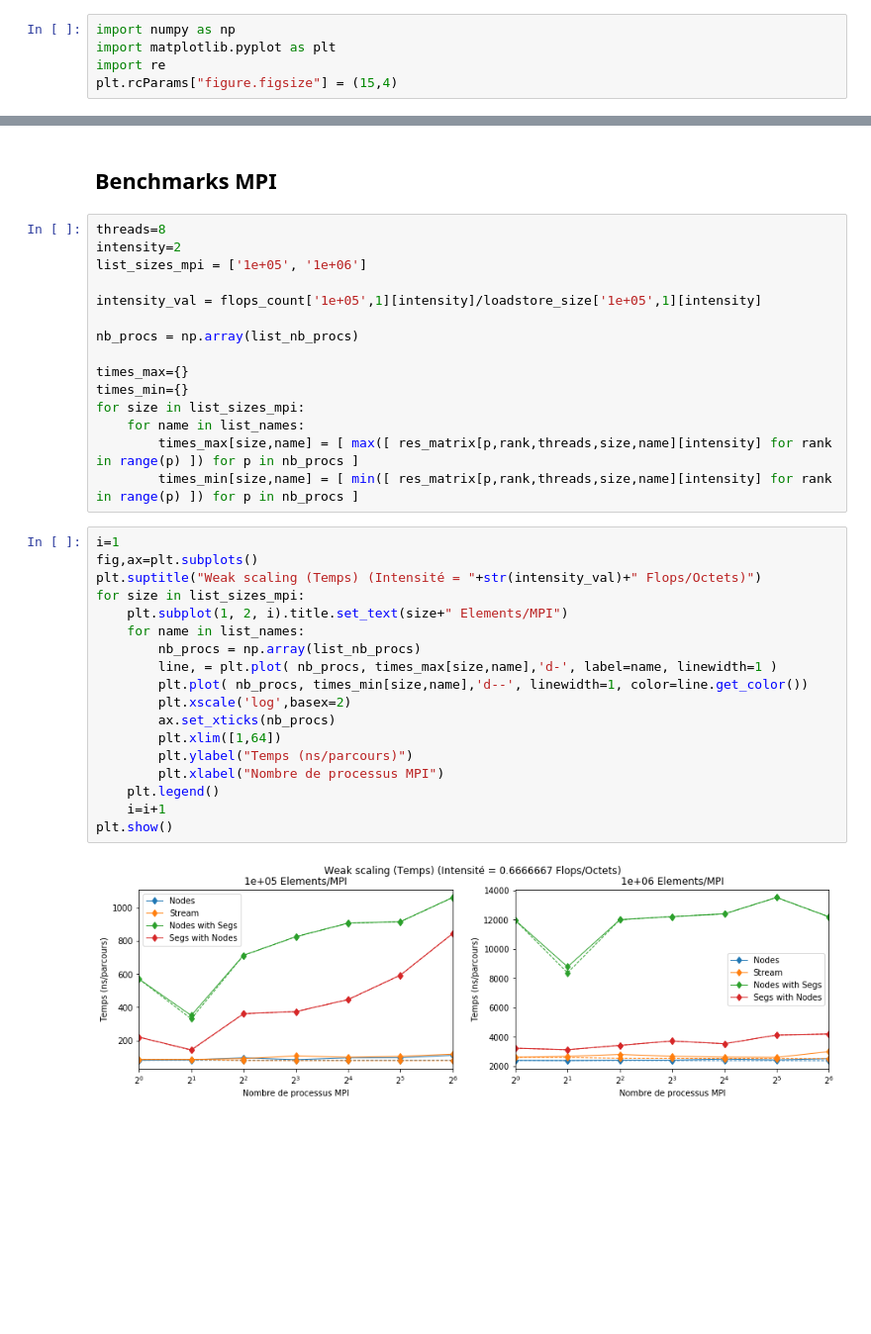
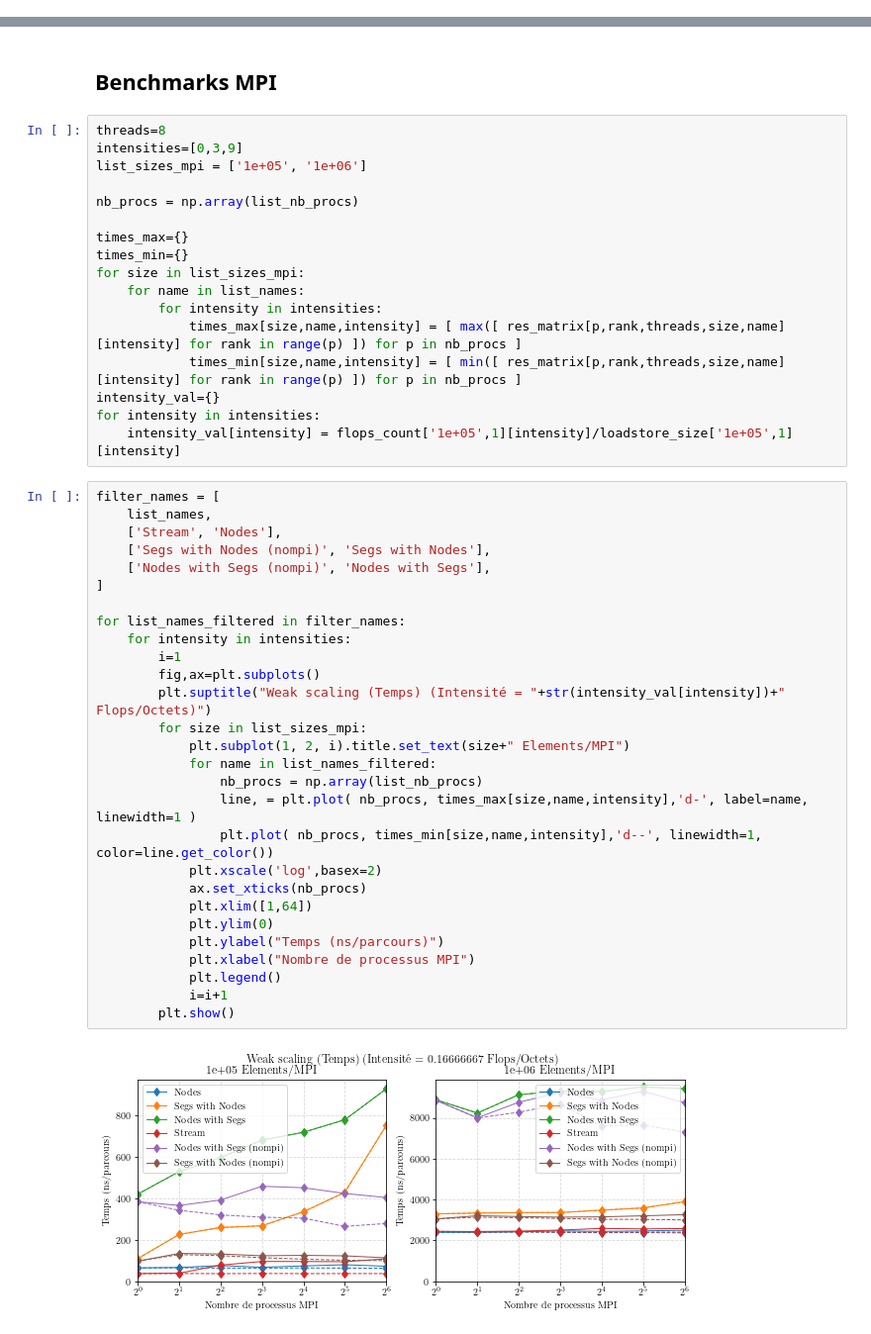
Before and after one commit to arnodu/adurocher-doc, a Jupyter notebook: jupyter/bench_mesh/bench_mesh.ipynb, the cells around one changed output, grey strips where cells are left out. Shown at 99% size. Drawn from its saved outputs; the diff is of its cells as text; blank space fills up the shorter version.

```diff
--- a/jupyter/bench_mesh/bench_mesh.ipynb
+++ b/jupyter/bench_mesh/bench_mesh.ipynb
@@ -1,5 +0,0 @@
-# %%
-import numpy as np
-import matplotlib.pyplot as plt
-import re
-plt.rcParams["figure.figsize"] = (15,4)
@@ -193,10 +278,8 @@ for threads in list_threads:
 ## Benchmarks MPI
 # %%
 threads=8
-intensity=2
+intensities=[0,3,9]
 list_sizes_mpi = ['1e+05', '1e+06']
-
-intensity_val = flops_count['1e+05',1][intensity]/loadstore_size['1e+05',1][intensity]
 
 nb_procs = np.array(list_nb_procs)
 
@@ -204,25 +287,39 @@ times_max={}
 times_min={}
 for size in list_sizes_mpi:
     for name in list_names:
-        times_max[size,name] = [ max([ res_matrix[p,rank,threads,size,name][intensity] for rank in range(p) ]) for p in nb_procs ]
-        times_min[size,name] = [ min([ res_matrix[p,rank,threads,size,name][intensity] for rank in range(p) ]) for p in nb_procs ]
+        for intensity in intensities:
+            times_max[size,name,intensity] = [ max([ res_matrix[p,rank,threads,size,name][intensity] for rank in range(p) ]) for p in nb_procs ]
+            times_min[size,name,intensity] = [ min([ res_matrix[p,rank,threads,size,name][intensity] for rank in range(p) ]) for p in nb_procs ]
+intensity_val={}
+for intensity in intensities:
+    intensity_val[intensity] = flops_count['1e+05',1][intensity]/loadstore_size['1e+05',1][intensity]
 # %%
-i=1
-fig,ax=plt.subplots()
-plt.suptitle("Weak scaling (Temps) (Intensité = "+str(intensity_val)+" Flops/Octets)")
-for size in list_sizes_mpi:
-    plt.subplot(1, 2, i).title.set_text(size+" Elements/MPI")
-    for name in list_names:
-        nb_procs = np.array(list_nb_procs)
-        line, = plt.plot( nb_procs, times_max[size,name],'d-', label=name, linewidth=1 )
-        plt.plot( nb_procs, times_min[size,name],'d--', linewidth=1, color=line.get_color())
-        plt.xscale('log',basex=2)
-        ax.set_xticks(nb_procs)
-        plt.xlim([1,64])
-        plt.ylabel("Temps (ns/parcours)")
-        plt.xlabel("Nombre de processus MPI")
-    plt.legend()
-    i=i+1
-plt.show()
+filter_names = [
+    list_names,
+    ['Stream', 'Nodes'],
+    ['Segs with Nodes (nompi)', 'Segs with Nodes'],
+    ['Nodes with Segs (nompi)', 'Nodes with Segs'],
+]
+
+for list_names_filtered in filter_names:
+    for intensity in intensities:
+        i=1
+        fig,ax=plt.subplots()
+        plt.suptitle("Weak scaling (Temps) (Intensité = "+str(intensity_val[intensity])+" Flops/Octets)")
+        for size in list_sizes_mpi:
+            plt.subplot(1, 2, i).title.set_text(size+" Elements/MPI")
+            for name in list_names_filtered:
+                nb_procs = np.array(list_nb_procs)
+                line, = plt.plot( nb_procs, times_max[size,name,intensity],'d-', label=name, linewidth=1 )
+                plt.plot( nb_procs, times_min[size,name,intensity],'d--', linewidth=1, color=line.get_color())
+            plt.xscale('log',basex=2)
+            ax.set_xticks(nb_procs)
+            plt.xlim([1,64])
+            plt.ylim(0)
+            plt.ylabel("Temps (ns/parcours)")
+            plt.xlabel("Nombre de processus MPI")
+            plt.legend()
+            i=i+1
+        plt.show()
 # %% [output]
-[figure, old version]
+[figure, new version]
```
Also changed, not shown: parts of 14 cells of this notebook, 1 other file.
